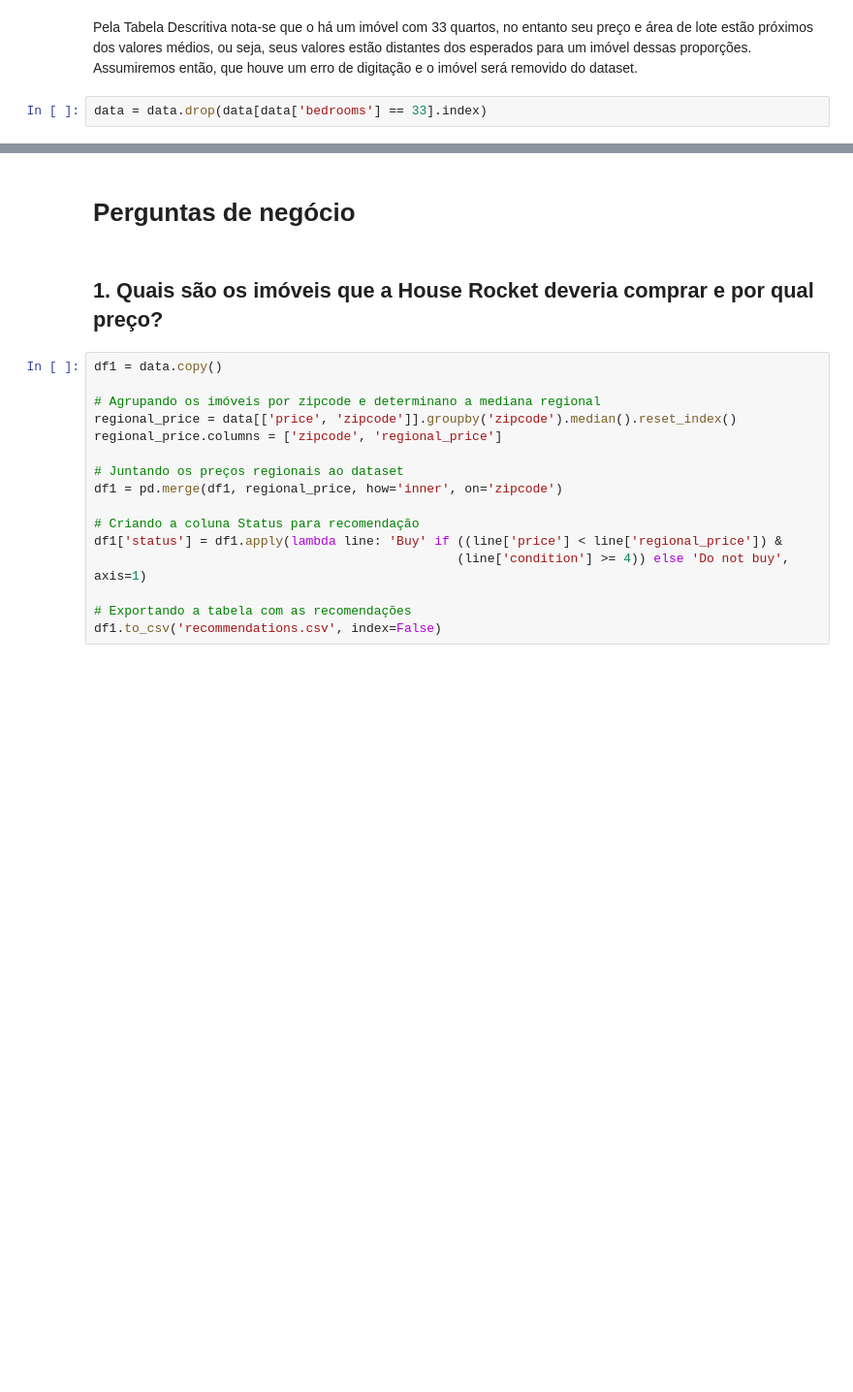
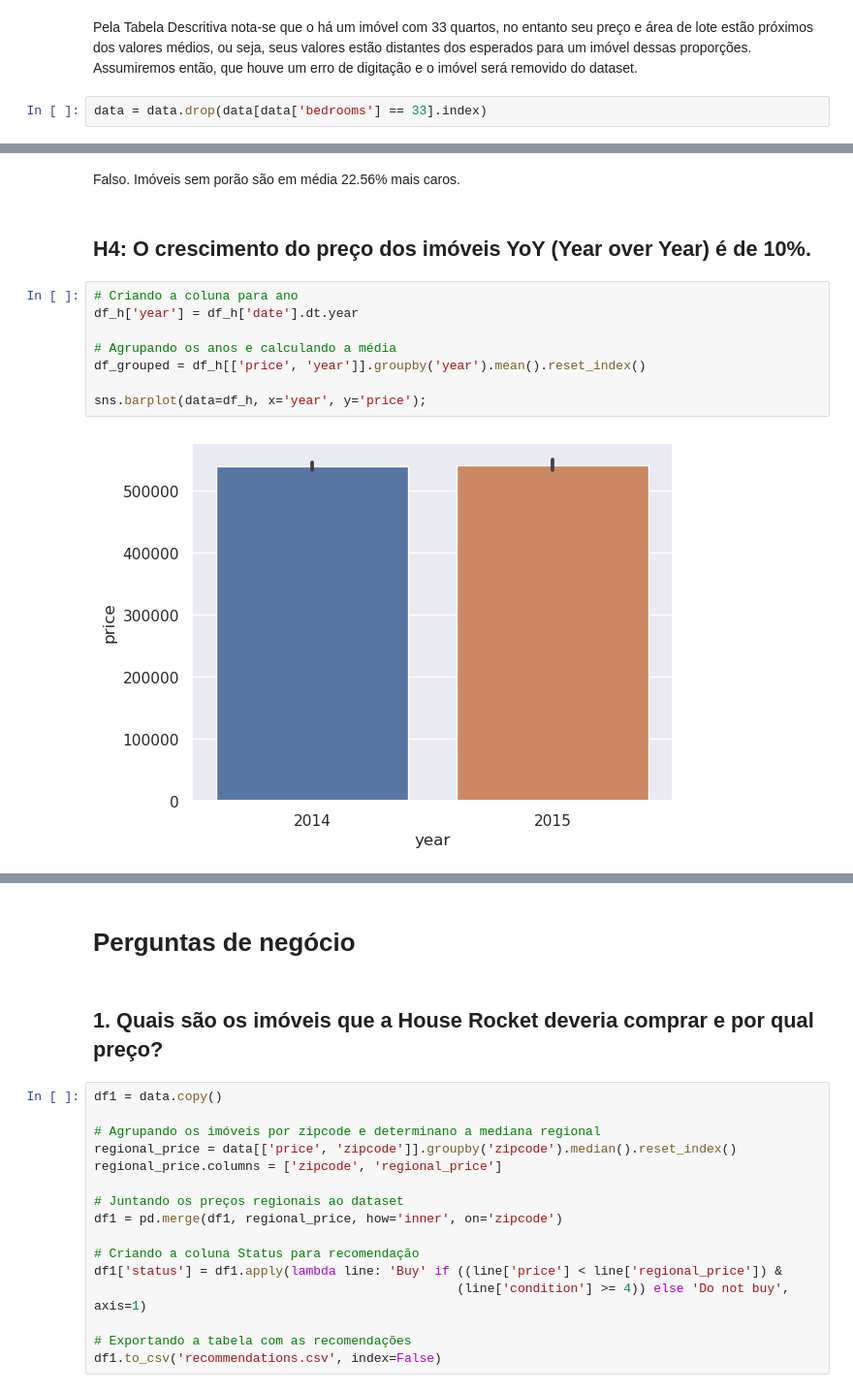
Before and after one commit to matheusventurads/house-rocket, a Jupyter notebook: insights_rocket.ipynb, the cells around one changed output, grey strips where cells are left out. Shown: that part at 97% size. Cells and saved outputs as stored; diff of their text form; blank space fills up the shorter version.

```diff
--- a/insights_rocket.ipynb
+++ b/insights_rocket.ipynb
@@ -124,0 +174,14 @@ data = data.drop(data[data['bedrooms'] == 33].index)
+# %% [markdown]
+Falso. Imóveis sem porão são em média 22.56% mais caros.
+# %% [markdown]
+## H4: O crescimento do preço dos imóveis YoY (Year over Year) é de 10%.
+# %%
+# Criando a coluna para ano
+df_h['year'] = df_h['date'].dt.year
+
+# Agrupando os anos e calculando a média
+df_grouped = df_h[['price', 'year']].groupby('year').mean().reset_index()
+
+sns.barplot(data=df_h, x='year', y='price');
+# %% [output]
+[figure, added]
```
Also changed, not shown: parts of 33 cells of this notebook, 4 other files.
